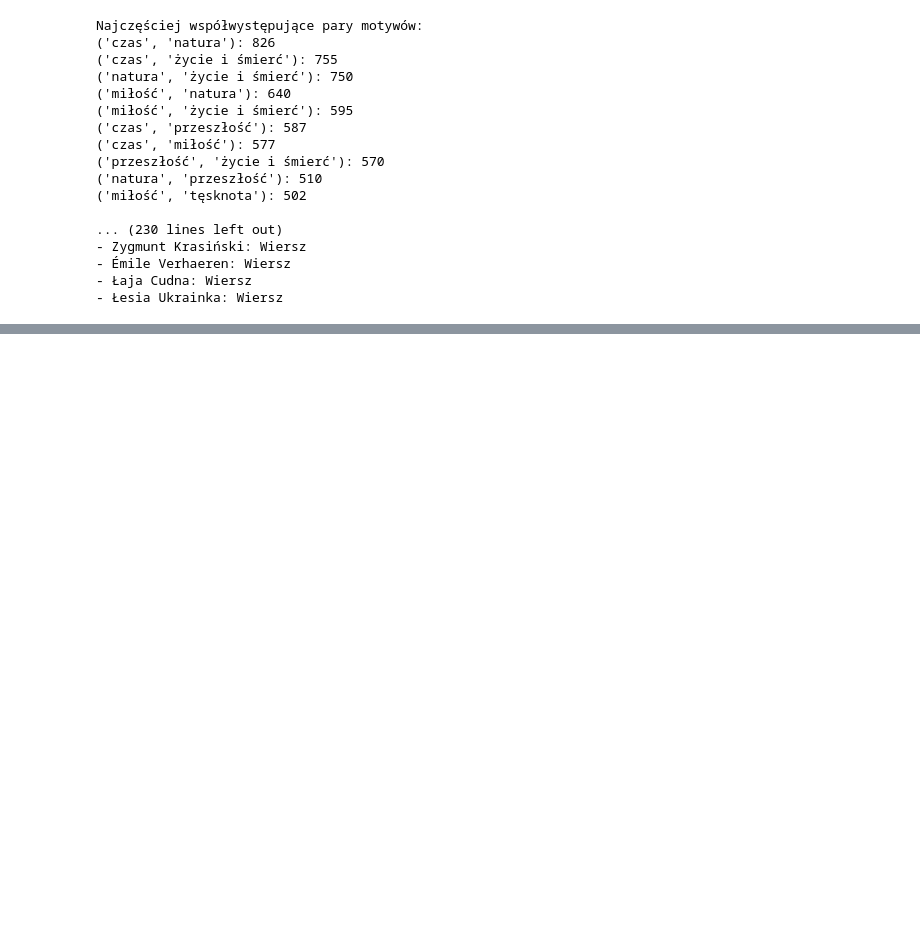
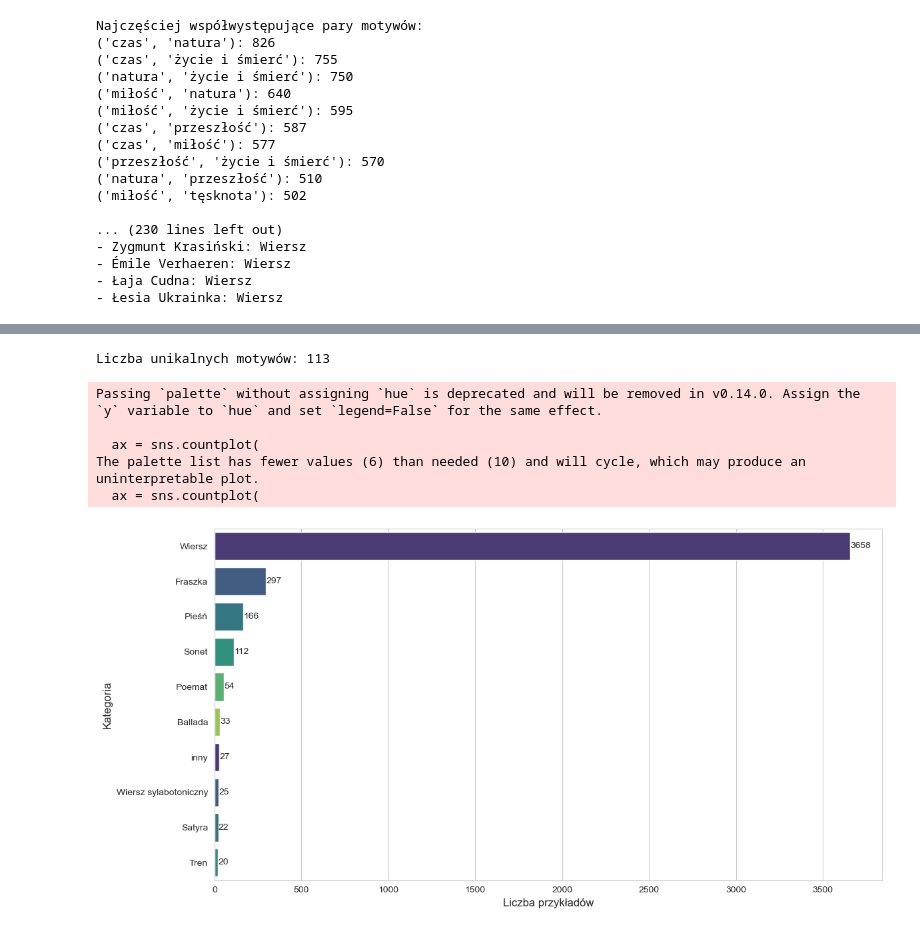
Before and after one commit to kryzin/analiza_generacja_poezja_pl, a Jupyter notebook: analysis/data/analiza.ipynb, the cells around one changed output, grey strips where cells are left out. Drawn from its saved outputs; the diff is of its cells as text; code cells hidden in the pictures; blank space fills up the shorter version.

```diff
--- a/analysis/data/analiza.ipynb
+++ b/analysis/data/analiza.ipynb
@@ -70,10 +70,12 @@ memory usage: 280.3+ KB
 None
 # %%
 # AUTORZY
+data = df
 unique_authors = data['author'].nunique()
 print(f"\nLiczba unikalnych autorów: {unique_authors}")
 
 top_authors = data['author'].value_counts().head(10)
 print("\nNajczęściej występujący autorzy:")
 print(top_authors)
+data.shape
 # %% [output]
@@ -617,0 +689,44 @@ data.to_csv('analiza_poetycka.csv', index=False)
+# %%
+import ast
+
+df['motifs_list'] = df['motifs_list'].apply(ast.literal_eval)
+
+unique_motifs = set(motif for sublist in df['motifs_list'] for motif in sublist)
+
+print(f"Liczba unikalnych motywów: {len(unique_motifs)}")
+# %% [output]
+Liczba unikalnych motywów: 113
+# %%
+import seaborn as sns
+import matplotlib.pyplot as plt
+
+sns.set_style("whitegrid")
+palette = sns.color_palette("viridis", as_cmap=False)
+
+plt.figure(figsize=(12, 6))
+ax = sns.countplot(
+    data=df,
+    y='type',
+    order=df['type'].value_counts().index,
+    palette=palette
+)
+
+# plt.title('Rozkład liczebności klas w kolumnie „type”', fontsize=16, fontweight='bold')
+plt.xlabel('Liczba przykładów', fontsize=12)
+plt.ylabel('Kategoria', fontsize=12)
+
+for i in ax.patches:
+    count = int(i.get_width())
+    ax.text(count + 1, i.get_y() + i.get_height() / 2, str(count), va='center', fontsize=10)
+
+plt.xticks(fontsize=10)
+plt.yticks(fontsize=10)
+plt.tight_layout()
+plt.show()
+# %% [output]
+Passing `palette` without assigning `hue` is deprecated and will be removed in v0.14.0. Assign the `y` variable to `hue` and set `legend=False` for the same effect.
+
+  ax = sns.countplot(
+The palette list has fewer values (6) than needed (10) and will cycle, which may produce an uninterpretable plot.
+  ax = sns.countplot(
+[figure, added]
```
Also changed, not shown: parts of 23 cells of this notebook, 23 other files.
